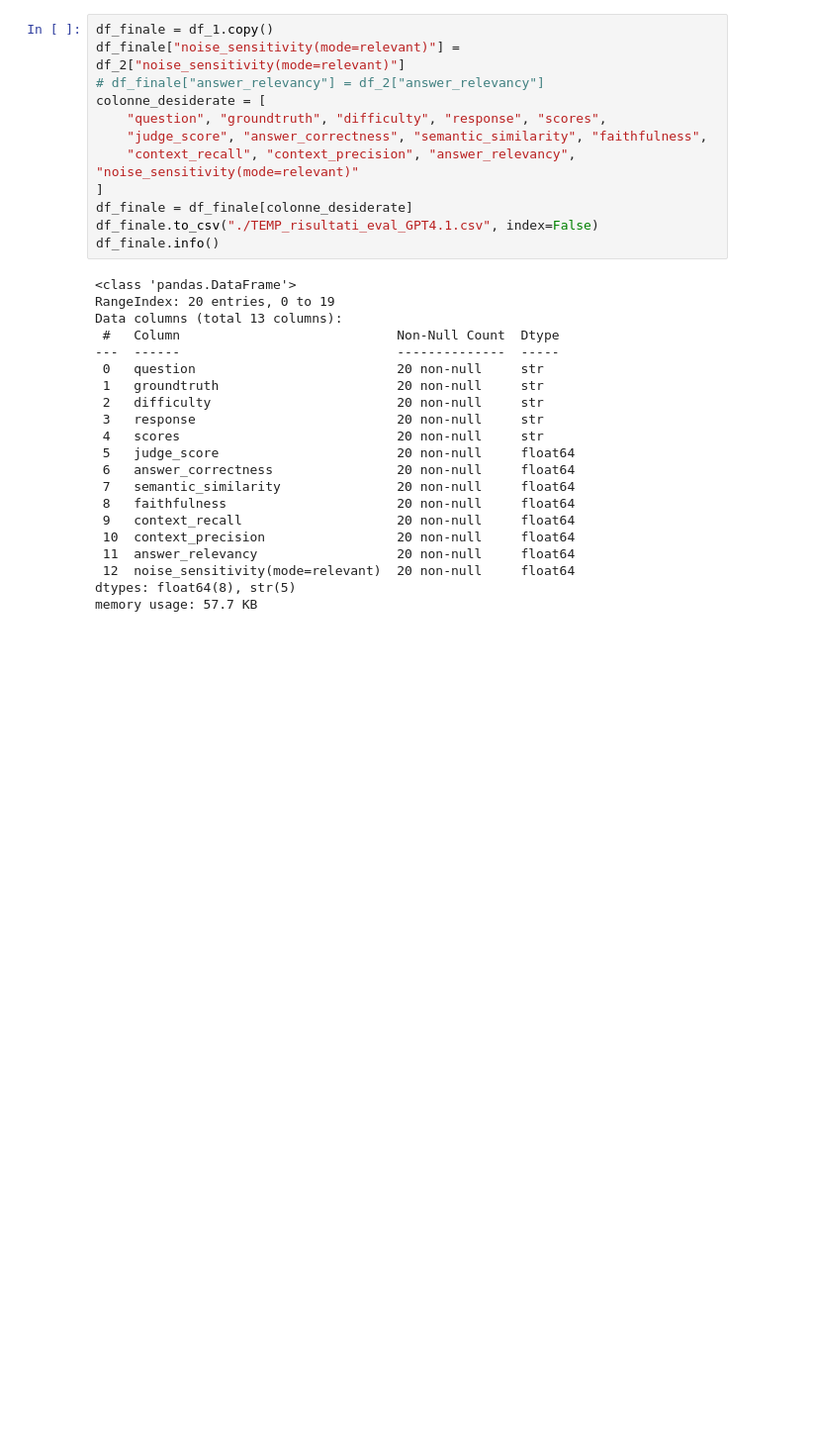
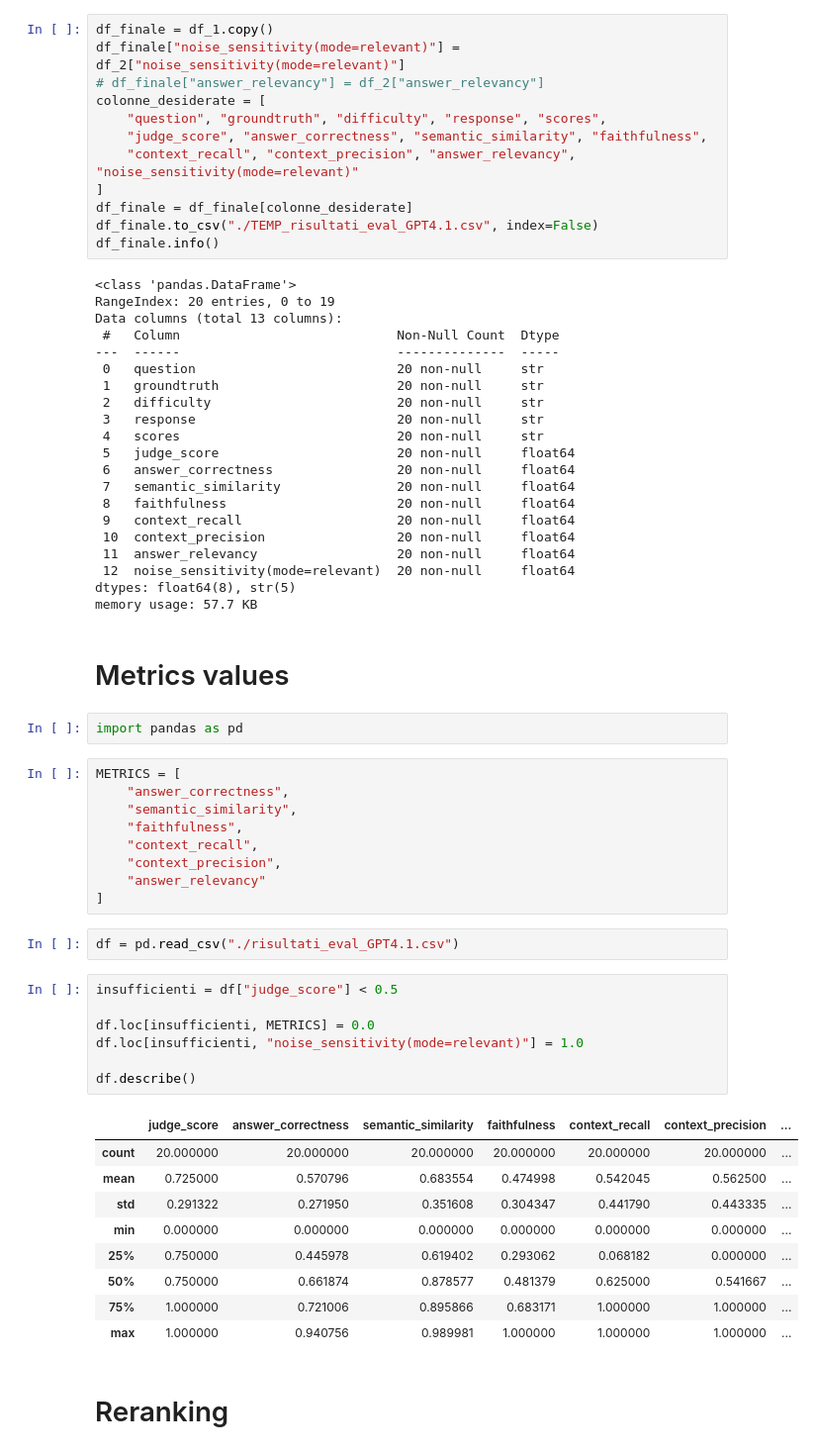
Before and after one commit to GbriRci/Test-end-to-end-su-LLM-con-RAG, a Jupyter notebook: reading_CSV.ipynb, the cells around one changed output. Shown at 99% size. Drawn from its saved outputs; the diff is of its cells as text; blank space fills up the shorter version.

```diff
--- a/reading_CSV.ipynb
+++ b/reading_CSV.ipynb
@@ -105,3 +105,37 @@ Data columns (total 13 columns):
  12  noise_sensitivity(mode=relevant)  20 non-null     float64
 dtypes: float64(8), str(5)
 memory usage: 57.7 KB
+# %% [markdown]
+# Metrics values
+# %%
+import pandas as pd
+# %%
+METRICS = [
+    "answer_correctness",
+    "semantic_similarity",
+    "faithfulness",
+    "context_recall",
+    "context_precision",
+    "answer_relevancy"
+]
+# %%
+df = pd.read_csv("./risultati_eval_GPT4.1.csv")
+# %%
+insufficienti = df["judge_score"] < 0.5
+
+df.loc[insufficienti, METRICS] = 0.0
+df.loc[insufficienti, "noise_sensitivity(mode=relevant)"] = 1.0
+
+df.describe()
+# %% [output]
+|  | judge_score | answer_correctness | semantic_similarity | faithfulness | context_recall | context_precision | ... |
+| count | 20.000000 | 20.000000 | 20.000000 | 20.000000 | 20.000000 | 20.000000 | ... |
+| mean | 0.725000 | 0.570796 | 0.683554 | 0.474998 | 0.542045 | 0.562500 | ... |
+| std | 0.291322 | 0.271950 | 0.351608 | 0.304347 | 0.441790 | 0.443335 | ... |
+| min | 0.000000 | 0.000000 | 0.000000 | 0.000000 | 0.000000 | 0.000000 | ... |
+| 25% | 0.750000 | 0.445978 | 0.619402 | 0.293062 | 0.068182 | 0.000000 | ... |
+| 50% | 0.750000 | 0.661874 | 0.878577 | 0.481379 | 0.625000 | 0.541667 | ... |
+| 75% | 1.000000 | 0.721006 | 0.895866 | 0.683171 | 1.000000 | 1.000000 | ... |
+| max | 1.000000 | 0.940756 | 0.989981 | 1.000000 | 1.000000 | 1.000000 | ... |
+# %% [markdown]
+   # Reranking
```
Also changed, not shown: parts of 11 cells of this notebook, 6 other files.
